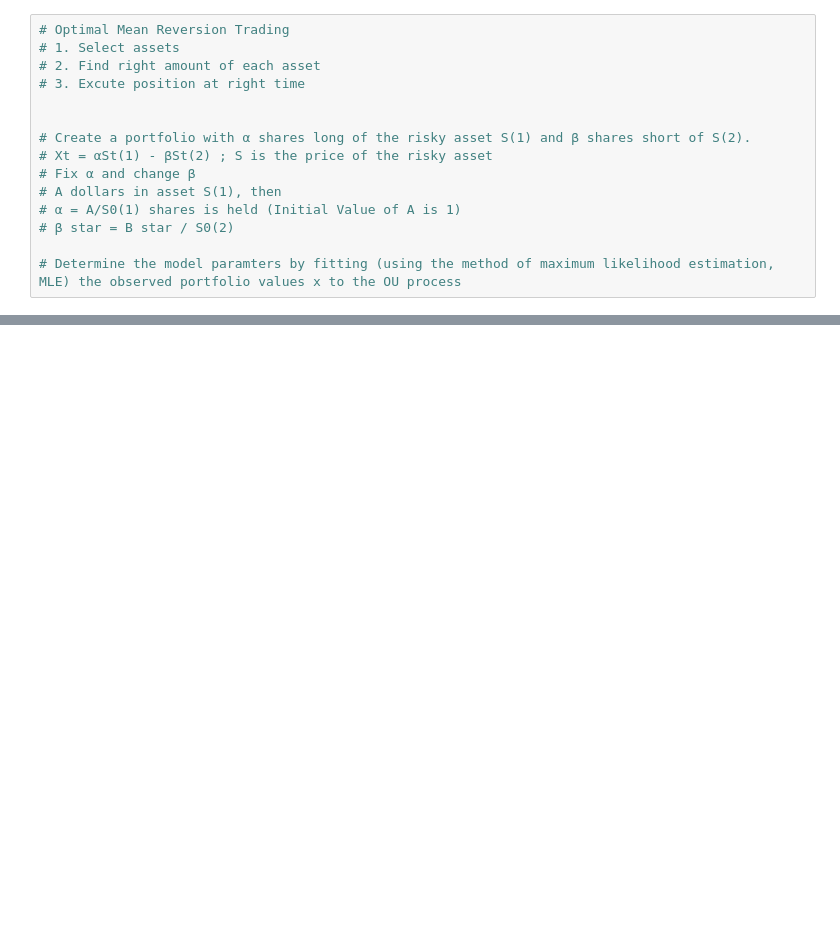
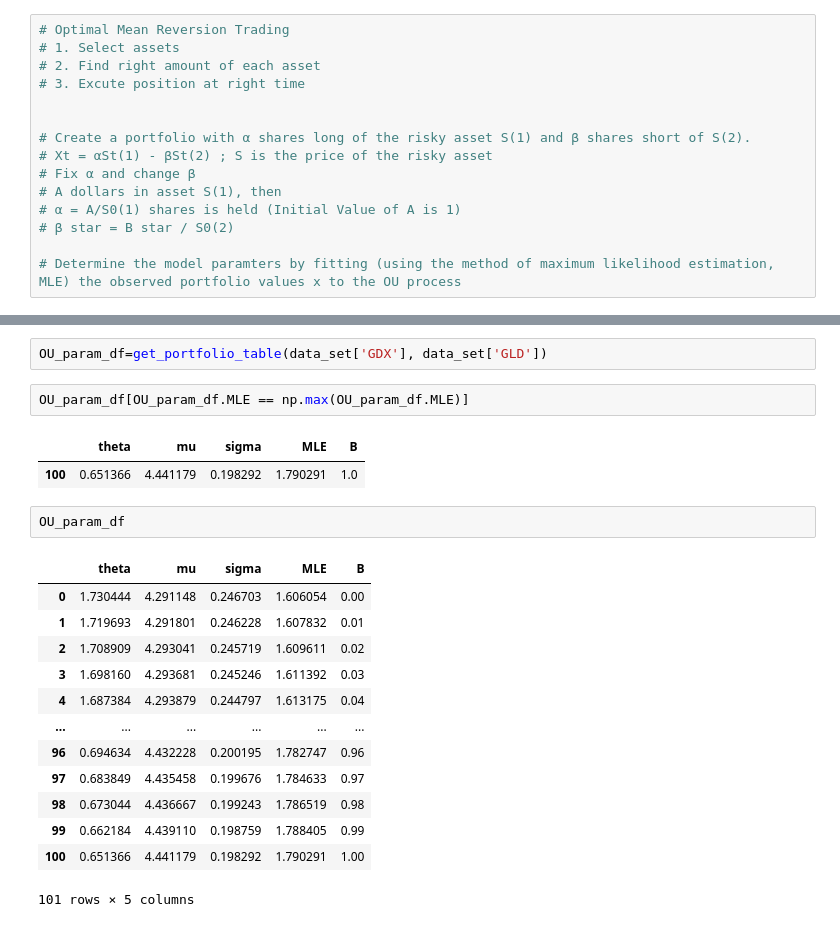
Before and after one commit to seongmin-Jo/quantitative_arbitrage, a Jupyter notebook: Optimal_Mean_Reversion/ouprocess_test.ipynb, the cells around one changed output, grey strips where cells are left out. Cells and saved outputs as stored; diff of their text form; blank space fills up the shorter version.

```diff
--- a/Optimal_Mean_Reversion/ouprocess_test.ipynb
+++ b/Optimal_Mean_Reversion/ouprocess_test.ipynb
@@ -549,0 +686,23 @@ OU_param_df.iloc[:, 3:5]
+# %%
+OU_param_df=get_portfolio_table(data_set['GDX'], data_set['GLD'])
+# %%
+OU_param_df[OU_param_df.MLE == np.max(OU_param_df.MLE)]
+# %% [output]
+|  | theta | mu | sigma | MLE | B |
+| 100 | 0.651366 | 4.441179 | 0.198292 | 1.790291 | 1.0 |
+# %%
+OU_param_df
+# %% [output]
+|  | theta | mu | sigma | MLE | B |
+| 0 | 1.730444 | 4.291148 | 0.246703 | 1.606054 | 0.00 |
+| 1 | 1.719693 | 4.291801 | 0.246228 | 1.607832 | 0.01 |
+| 2 | 1.708909 | 4.293041 | 0.245719 | 1.609611 | 0.02 |
+| 3 | 1.698160 | 4.293681 | 0.245246 | 1.611392 | 0.03 |
+| 4 | 1.687384 | 4.293879 | 0.244797 | 1.613175 | 0.04 |
+| ... | ... | ... | ... | ... | ... |
+| 96 | 0.694634 | 4.432228 | 0.200195 | 1.782747 | 0.96 |
+| 97 | 0.683849 | 4.435458 | 0.199676 | 1.784633 | 0.97 |
+| 98 | 0.673044 | 4.436667 | 0.199243 | 1.786519 | 0.98 |
+| 99 | 0.662184 | 4.439110 | 0.198759 | 1.788405 | 0.99 |
+| 100 | 0.651366 | 4.441179 | 0.198292 | 1.790291 | 1.00 |
+101 rows × 5 columns
```
Also changed, not shown: parts of 28 cells of this notebook, 2 other files.
